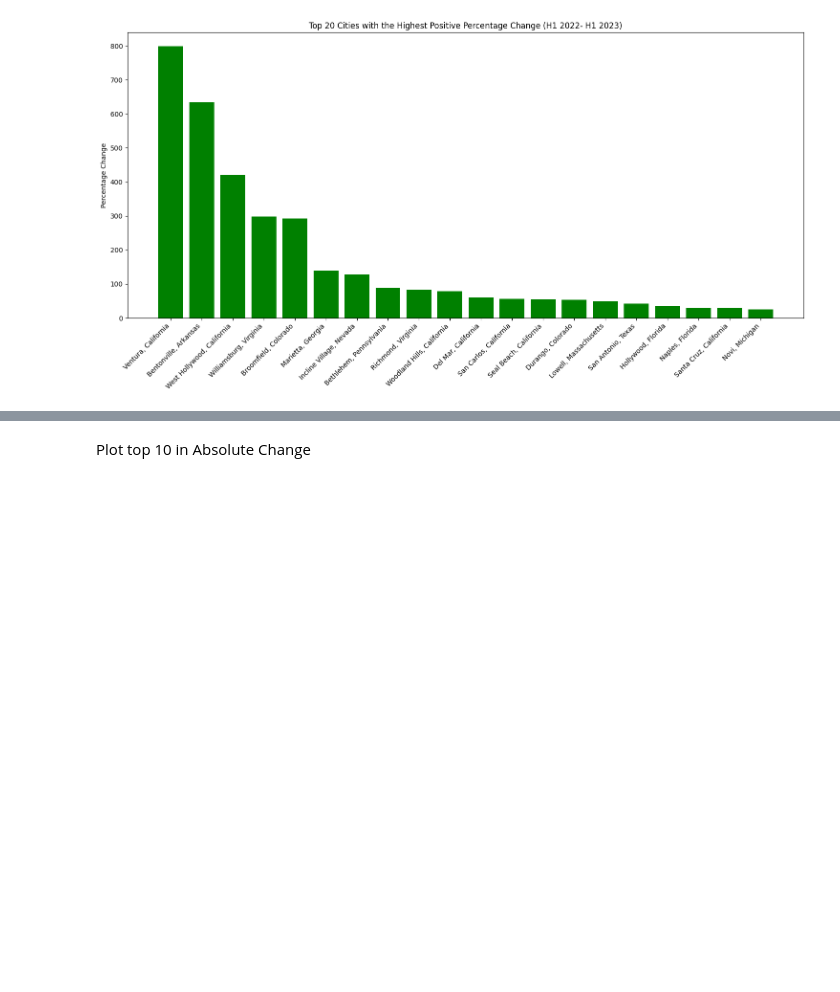
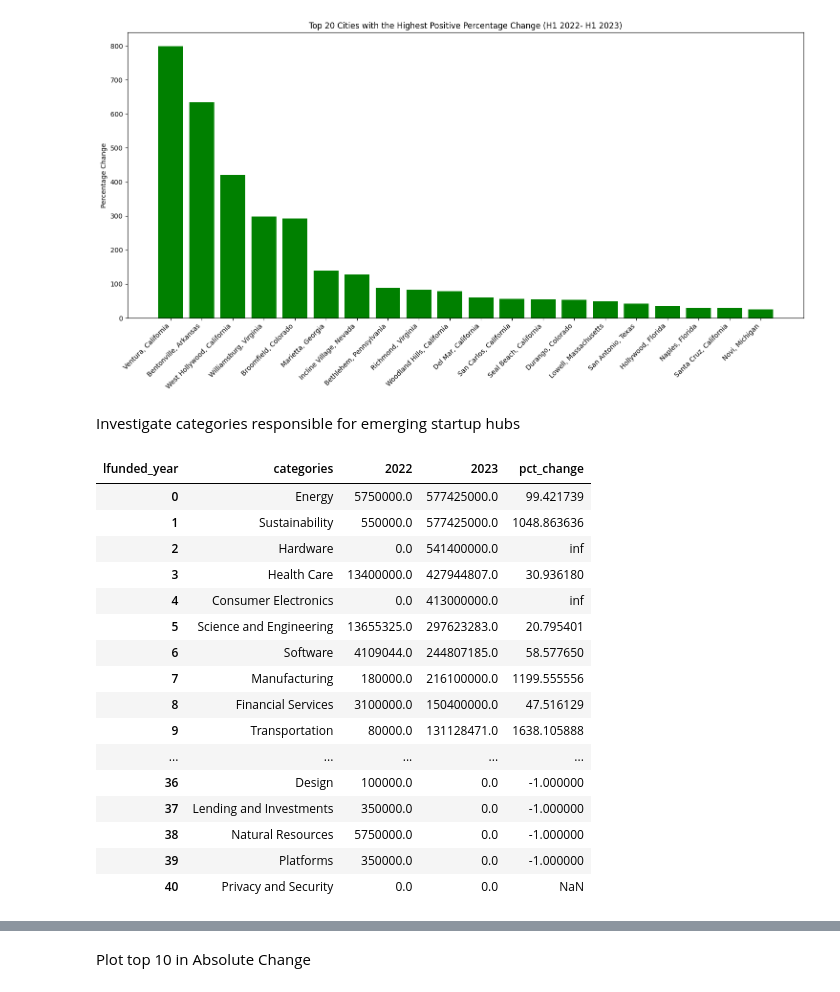
Before and after one commit to Willschulman/bane_data_science_consultant_assesment, a Jupyter notebook: Exploratory_Analysis.ipynb, the cells around one changed output, grey strips where cells are left out. Cells and saved outputs as stored; diff of their text form; code cells hidden in the pictures; blank space fills up the shorter version.

```diff
--- a/Exploratory_Analysis.ipynb
+++ b/Exploratory_Analysis.ipynb
@@ -250,10 +262,8 @@ h1_cities_fund =h1_cities_fund[h1_cities_fund['CITY']!= 'California']
 # %% [markdown]
 Plot top 10 in Percent Change
 # %%
-# Sort the dataframe by 'pct_change' in descending order to get top 20 positive changes
 top_20_positive = h1_cities_fund.sort_values(by='pct_change', ascending=False).head(20)
-
-# Plotting
+top_20_inv = top_20_positive.CITY.str.split(',', expand=True)[0]
 plt.figure(figsize=(15, 8))
 bars = plt.bar(top_20_positive['CITY'], top_20_positive['pct_change'], color='g')
 plt.xticks(rotation=45, ha='right')
@@ -263,3 +273,34 @@ plt.tight_layout()
 plt.show()
 # %% [output]
 [figure]
+# %% [markdown]
+Investigate categories responsible for emerging startup hubs
+# %%
+pct_change_comps = cat_df[cat_df['CITY'].isin(top_20_inv)]
+pct_change_comps =  pct_change_comps[pct_change_comps['lfunded_year'].isin([2022,2023])]
+pct_change_comps =  pct_change_comps[pct_change_comps['lfunded_half'].isin([1])]
+
+pct_change_comps = pct_change_comps.groupby(['categories','lfunded_year']).agg({'RAISED_AMOUNT_USD':sum}).sort_values(by='RAISED_AMOUNT_USD', ascending=False).reset_index()
+pct_change_comps = pct_change_comps.pivot_table(index=['categories'], columns='lfunded_year', values='RAISED_AMOUNT_USD', aggfunc='sum').sort_values(by=2023, ascending=False).reset_index().fillna(0)
+##calculate percentage change between years
+pct_change_comps['pct_change'] = (pct_change_comps[2023] - pct_change_comps[2022]) / pct_change_comps[2022]
+
+pct_change_comps.sort_values(by=2023, ascending=False).head(50)
+# %% [output]
+| lfunded_year | categories | 2022 | 2023 | pct_change |
+| 0 | Energy | 5750000.0 | 577425000.0 | 99.421739 |
+| 1 | Sustainability | 550000.0 | 577425000.0 | 1048.863636 |
+| 2 | Hardware | 0.0 | 541400000.0 | inf |
+| 3 | Health Care | 13400000.0 | 427944807.0 | 30.936180 |
+| 4 | Consumer Electronics | 0.0 | 413000000.0 | inf |
+| 5 | Science and Engineering | 13655325.0 | 297623283.0 | 20.795401 |
+| 6 | Software | 4109044.0 | 244807185.0 | 58.577650 |
+| 7 | Manufacturing | 180000.0 | 216100000.0 | 1199.555556 |
+| 8 | Financial Services | 3100000.0 | 150400000.0 | 47.516129 |
+| 9 | Transportation | 80000.0 | 131128471.0 | 1638.105888 |
+| ... | ... | ... | ... | ... |
+| 36 | Design | 100000.0 | 0.0 | -1.000000 |
+| 37 | Lending and Investments | 350000.0 | 0.0 | -1.000000 |
+| 38 | Natural Resources | 5750000.0 | 0.0 | -1.000000 |
+| 39 | Platforms | 350000.0 | 0.0 | -1.000000 |
+| 40 | Privacy and Security | 0.0 | 0.0 | NaN |
```
Also changed, not shown: parts of 27 cells of this notebook, 2 other files.
